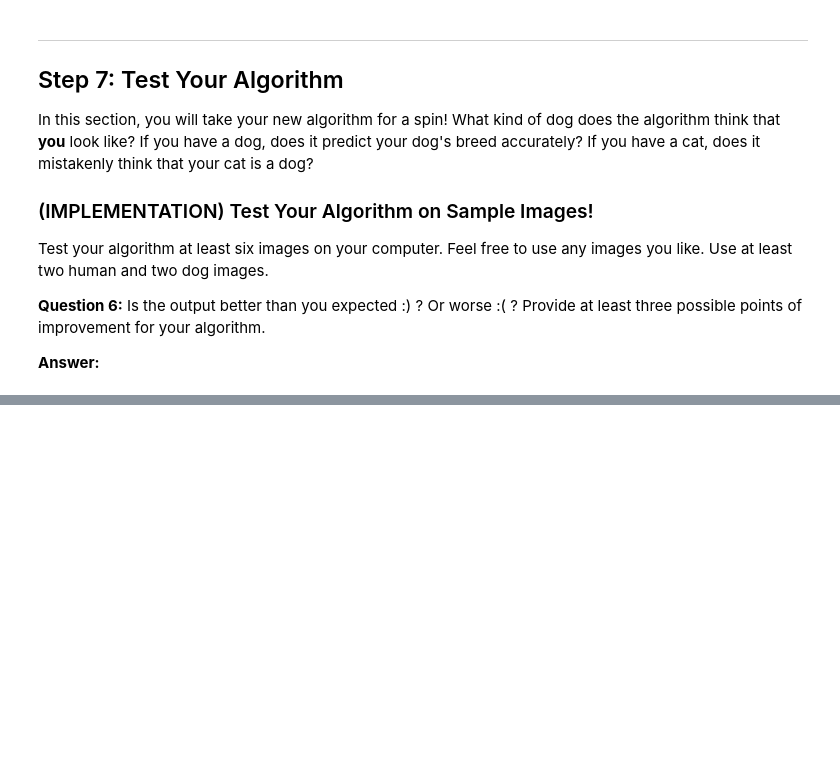
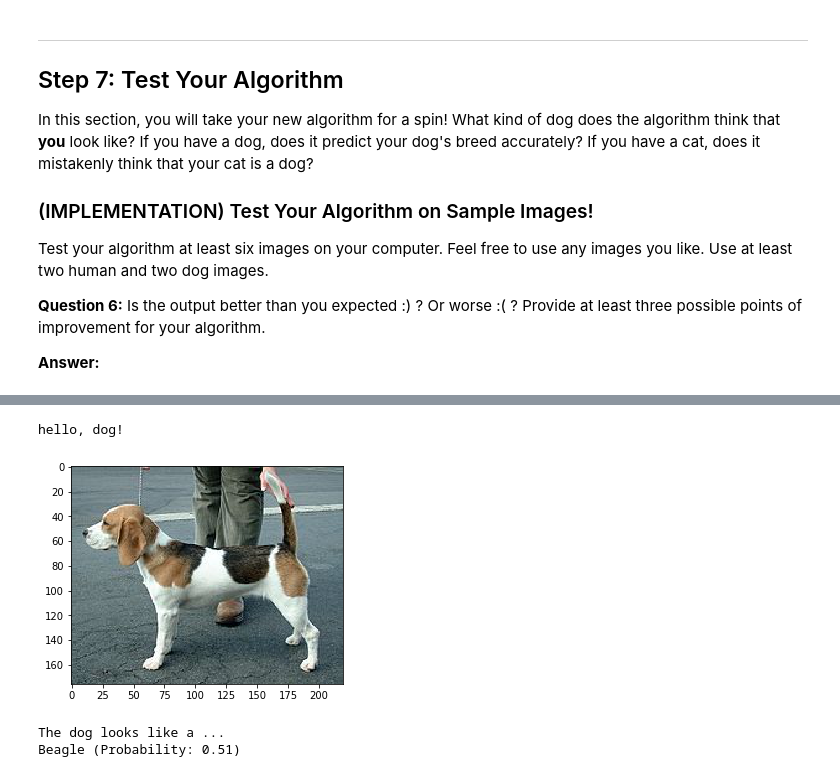
Before and after one commit to takahish/dog-project, a Jupyter notebook: dog_app.ipynb, the cells around one changed output, grey strips where cells are left out. Saved outputs shown, nothing was run; the diff lists cells and outputs as text; code cells hidden in the pictures; blank space fills up the shorter version.

```diff
--- a/dog_app.ipynb
+++ b/dog_app.ipynb
@@ -621,11 +631,11 @@ Train your model in the code cell below.  Use model checkpointing to save the mo
 You are welcome to [augment the training data](https://blog.keras.io/building-powerful-image-classification-models-using-very-little-data.html), but this is not a requirement.
 # %%
 ### TODO: Train the model.
-checkpointer = ModelCheckpoint(filepath='saved_models/weights.best.InceptionV3.hdf5',
+checkpointer = ModelCheckpoint(filepath='saved_models/weights.best.Resnet50.hdf5',
                                verbose=1, save_best_only=True)
 
-InceptionV3_model.fit(train_InceptionV3, train_targets,
-                      validation_data=(valid_InceptionV3, valid_targets),
+Resnet50_model.fit(train_Resnet50, train_targets,
+                      validation_data=(valid_Resnet50, valid_targets),
                       epochs=20, batch_size=20, callbacks=[checkpointer], verbose=2)
 # %% [output]
 Train on 6680 samples, validate on 835 samples
@@ -650,7 +660,7 @@ Epoch 00019: val_loss did not improve
 ### (IMPLEMENTATION) Load the Model with the Best Validation Loss
 # %%
 ### TODO: Load the model weights with the best validation loss.
-InceptionV3_model.load_weights('saved_models/weights.best.InceptionV3.hdf5')
+Resnet50_model.load_weights('saved_models/weights.best.Resnet50.hdf5')
 # %% [markdown]
 ### (IMPLEMENTATION) Test the Model
 
@@ -681,10 +691,11 @@ where `{network}`, in the above filename, should be one of `VGG19`, `Resnet50`,
 # %%
 ### TODO: Write a function that takes a path to an image as input
 ### and returns the dog breed that is predicted by the model.
-def InceptionV3_predict_breed(img_path):
-    bottleneck_feature = extract_InceptionV3(path_to_tensor(img_path))
-    predicted_vector = InceptionV3_model.predict(bottleneck_feature)
-    return dog_names[np.argmax(predicted_vector)]
+def Resnet50_predict_breed(img_path):
+    bottleneck_feature = extract_Resnet50(path_to_tensor(img_path))
+    predicted_vector = Resnet50_model.predict(bottleneck_feature)
+    idx = np.argmax(predicted_vector)
+    return dog_names[idx], (predicted_vector.flatten())[idx]
 # %%
 idx = np.random.randint(len(train_files))
 test_img_path = train_files[idx]
@@ -728,16 +739,18 @@ def img_show(img_path):
     plt.show()
 
 def show_dog(img_path):
+    name, prob = Resnet50_predict_breed(img_path)
     print("hello, dog!")
     img_show(img_path)
     print("The dog looks like a ...")
-    print(InceptionV3_predict_breed(img_path))
+    print(name + " (Probability: " + str(round(prob, 2)) + ")")
 
 def show_human(img_path):
+    name, prob = Resnet50_predict_breed(img_path)
     print("hello, human!")
     img_show(img_path)
     print("You look like a ...")
-    print(InceptionV3_predict_breed(img_path))
+    print(name + " (Probability: " + str(round(prob, 2)) + ")")
 
 def show_error():
     print("sorry, you look like neither dog or human...")
@@ -778,3 +791,11 @@ Border_collie
+# %%
+# ref https://en.wikipedia.org/wiki/Beagle
+main('images/220px-Beagle_600.jpg')
+# %% [output]
+hello, dog!
+[figure, added]
+The dog looks like a ...
+Beagle (Probability: 0.51)
 # %%
 # ref https://en.wikipedia.org/wiki/Elon_Musk
 main('images/220px-Elon_Musk_2015.jpg')
```
Also changed, not shown: parts of 26 cells of this notebook, 1 other file.
